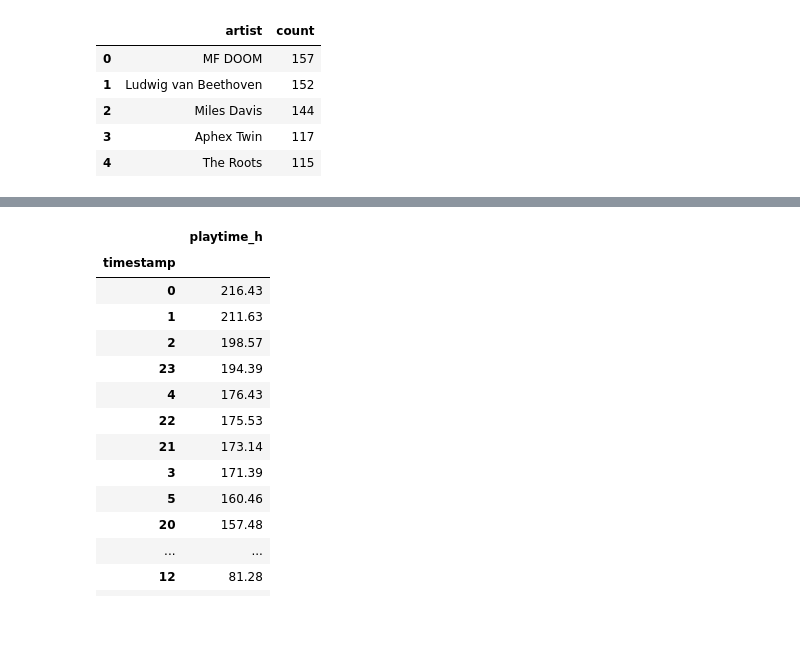
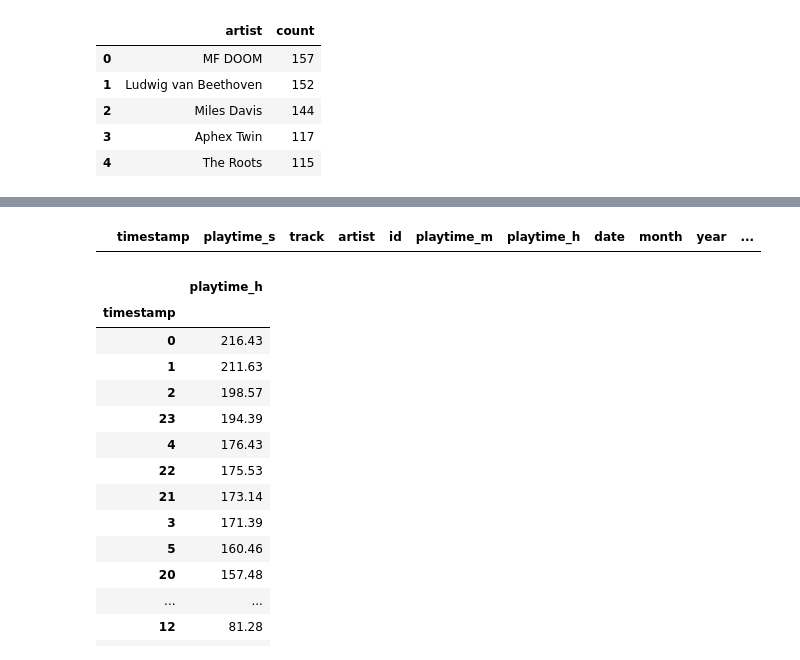
Before and after one commit to mmmuir/CL_DA2, a Jupyter notebook: ios_analysis.ipynb, the cells around one changed output, grey strips where cells are left out. Drawn from its saved outputs; the diff is of its cells as text; code cells hidden in the pictures; blank space fills up the shorter version.

Commit message:
podcasts empty

```diff
--- a/ios_analysis.ipynb
+++ b/ios_analysis.ipynb
@@ -144,3 +133,7 @@ plothpm(hpm(all_streams))
+# %%
+podcasts
+# %% [output]
+|  | timestamp | playtime_s | track | artist | id | playtime_m | playtime_h | date | month | year | ... |
 # %%
 music_streams_no_features.loc[:, ["playtime_h", "timestamp"]].groupby(
     by=music_streams_no_features.timestamp.dt.tz_localize("UTC")
```
Also changed, not shown: parts of 13 cells of this notebook, 1 other file.
